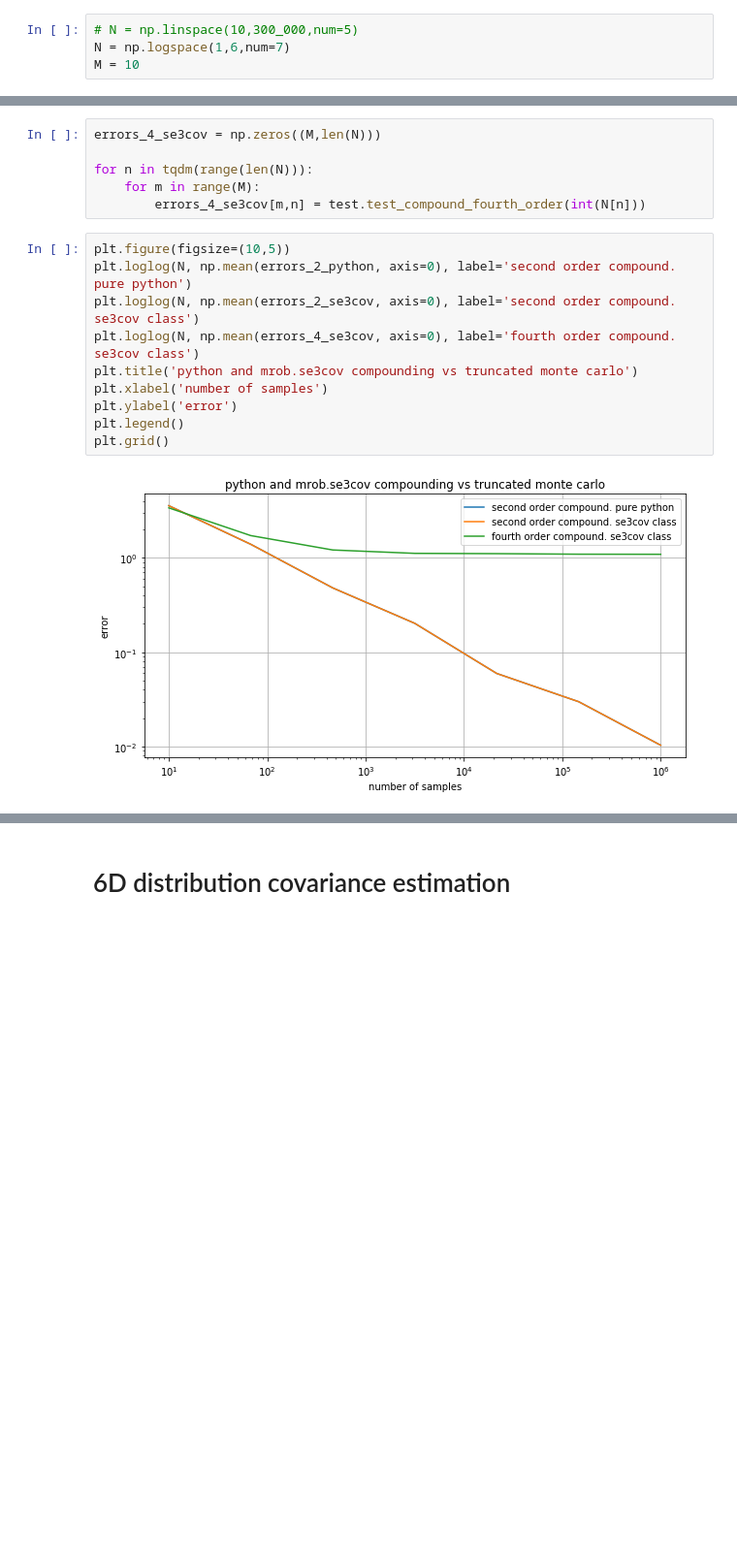
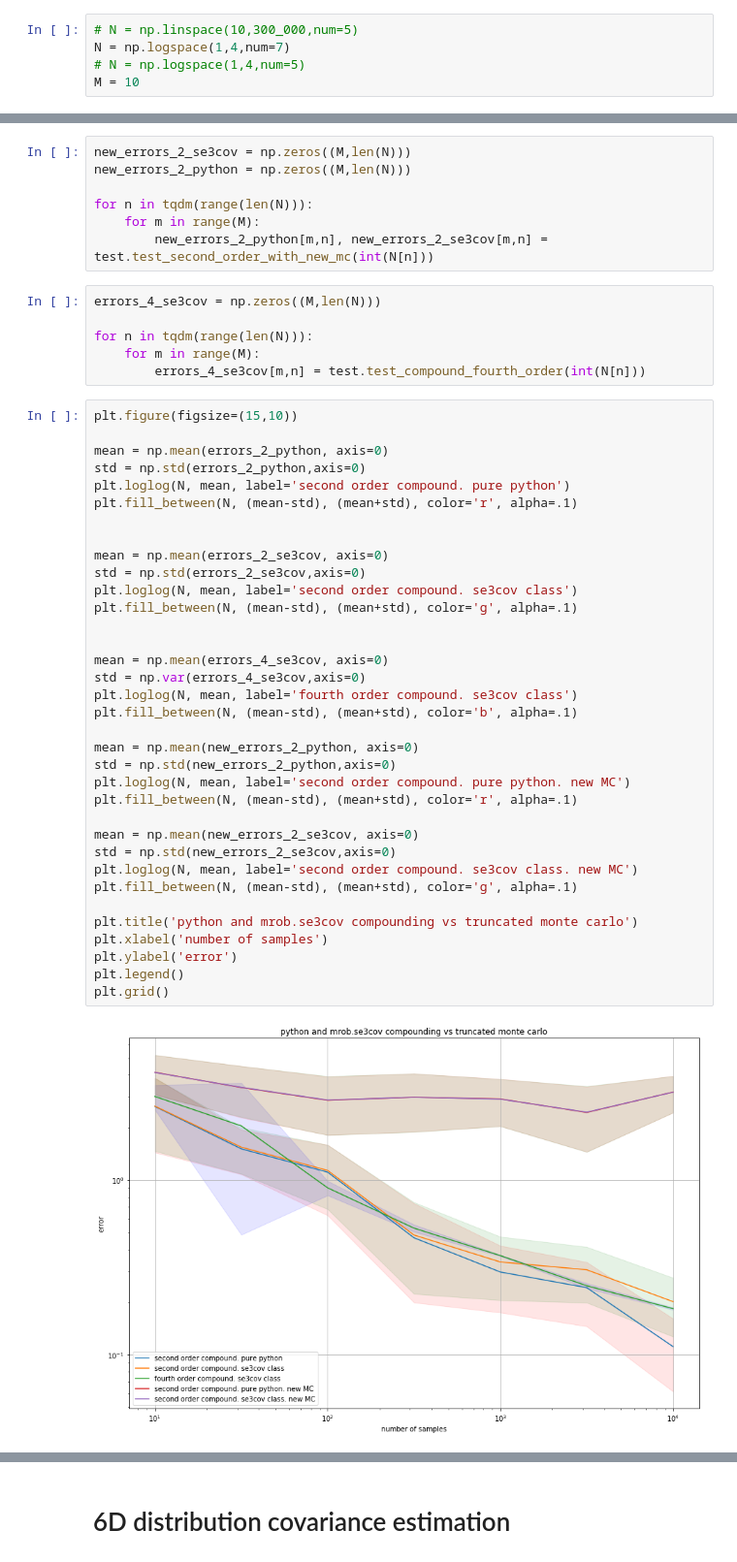
Before and after one commit to nosmokingsurfer/mrob_sandbox, a Jupyter notebook: truncated monte carlo.ipynb, the cells around one changed output, grey strips where cells are left out. Shown at 97% size. Saved outputs shown, nothing was run; the diff lists cells and outputs as text; blank space fills up the shorter version.

```diff
--- a/truncated monte carlo.ipynb
+++ b/truncated monte carlo.ipynb
@@ -127,7 +168,8 @@ class TestSE3covMonteCarloCompare:
 test = TestSE3covMonteCarloCompare()
 # %%
 # N = np.linspace(10,300_000,num=5)
-N = np.logspace(1,6,num=7)
+N = np.logspace(1,4,num=7)
+# N = np.logspace(1,4,num=5)
 M = 10
 # %%
 errors_2_se3cov = np.zeros((M,len(N)))
@@ -136,6 +178,13 @@ errors_2_python = np.zeros((M,len(N)))
 for n in tqdm(range(len(N))):
     for m in range(M):
         errors_2_python[m,n], errors_2_se3cov[m,n] = test.test_compound_second_order(int(N[n]))
+# %%
+new_errors_2_se3cov = np.zeros((M,len(N)))
+new_errors_2_python = np.zeros((M,len(N)))
+
+for n in tqdm(range(len(N))):
+    for m in range(M):
+        new_errors_2_python[m,n], new_errors_2_se3cov[m,n] = test.test_second_order_with_new_mc(int(N[n]))
 # %%
 errors_4_se3cov = np.zeros((M,len(N)))
 
@@ -143,15 +192,40 @@ for n in tqdm(range(len(N))):
     for m in range(M):
         errors_4_se3cov[m,n] = test.test_compound_fourth_order(int(N[n]))
 # %%
-plt.figure(figsize=(10,5))
-plt.loglog(N, np.mean(errors_2_python, axis=0), label='second order compound. pure python')
-plt.loglog(N, np.mean(errors_2_se3cov, axis=0), label='second order compound. se3cov class')
-plt.loglog(N, np.mean(errors_4_se3cov, axis=0), label='fourth order compound. se3cov class')
+plt.figure(figsize=(15,10))
+
+mean = np.mean(errors_2_python, axis=0)
+std = np.std(errors_2_python,axis=0)
+plt.loglog(N, mean, label='second order compound. pure python')
+plt.fill_between(N, (mean-std), (mean+std), color='r', alpha=.1)
+
+
+mean = np.mean(errors_2_se3cov, axis=0)
+std = np.std(errors_2_se3cov,axis=0)
+plt.loglog(N, mean, label='second order compound. se3cov class')
+plt.fill_between(N, (mean-std), (mean+std), color='g', alpha=.1)
+
+
+mean = np.mean(errors_4_se3cov, axis=0)
+std = np.var(errors_4_se3cov,axis=0)
+plt.loglog(N, mean, label='fourth order compound. se3cov class')
+plt.fill_between(N, (mean-std), (mean+std), color='b', alpha=.1)
+
+mean = np.mean(new_errors_2_python, axis=0)
+std = np.std(new_errors_2_python,axis=0)
+plt.loglog(N, mean, label='second order compound. pure python. new MC')
+plt.fill_between(N, (mean-std), (mean+std), color='r', alpha=.1)
+
+mean = np.mean(new_errors_2_se3cov, axis=0)
+std = np.std(new_errors_2_se3cov,axis=0)
+plt.loglog(N, mean, label='second order compound. se3cov class. new MC')
+plt.fill_between(N, (mean-std), (mean+std), color='g', alpha=.1)
+
 plt.title('python and mrob.se3cov compounding vs truncated monte carlo')
 plt.xlabel('number of samples')
 plt.ylabel('error')
 plt.legend()
 plt.grid()
 # %% [output]
-[figure, old version]
+[figure, new version]
 # %%
```
Also changed, not shown: parts of 14 cells of this notebook.
